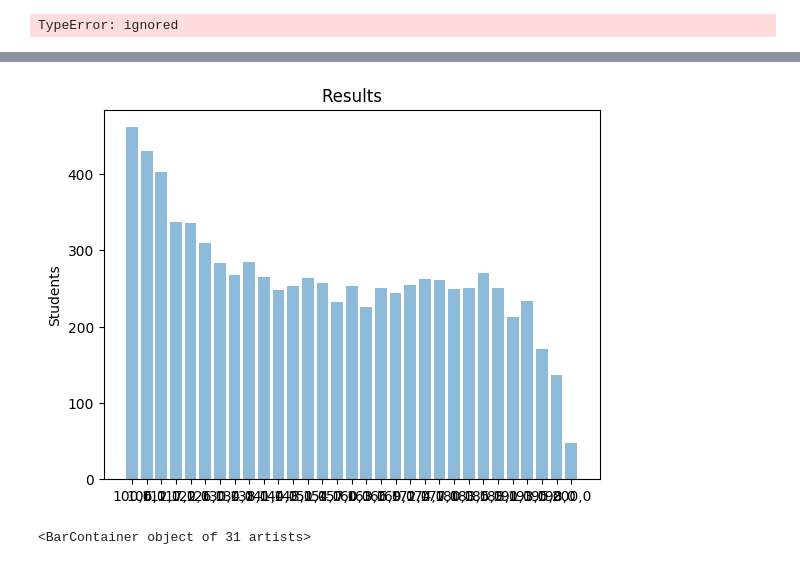
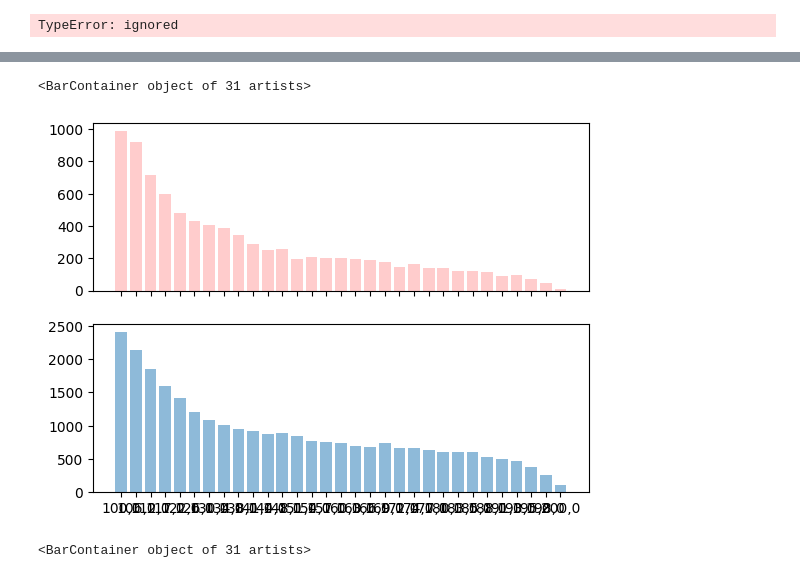
Before and after one commit to maab2198/applied_ds_python, a Jupyter notebook: applied_plotting/C2_A4.ipynb, the cells around one changed output, grey strips where cells are left out. Saved outputs shown, nothing was run; the diff lists cells and outputs as text; code cells hidden in the pictures.

Commit message:
plot knu and kpi data

```diff
--- a/applied_plotting/C2_A4.ipynb
+++ b/applied_plotting/C2_A4.ipynb
@@ -373,14 +345,15 @@ plt.show()
-# %%
-passed = english_set[english_set["ETestStatus"] =="Зараховано"][english_set["EORegName"]	=="м.Київ"][english_set["TTest"] !="ТЗНПК"]
-passed_range = passed.groupby("EBall100")["EBall100"].count()
-y_pos = passed_range.index
-
-plt.bar(list(y_pos), list(passed_range), align='center', alpha=0.5)
-
-plt.ylabel('Students')
-plt.title('Results')
-
-plt.show()
-# %% [output]
-[figure, removed]
+# %%
+# english general
+fig, (ax1, ax2) = plt.subplots(2, 1, sharex=True)
+axs = [ax1,ax2]
+english_kyiv = english_set[english_set["ETestStatus"] =="Зараховано"]
+l_passed_kyiv = english_kyiv[english_kyiv["TTest"] =="ТЗНПК"].groupby("EBall100")["EBall100"].count()
+others_passed_kyiv = english_kyiv[english_kyiv["TTest"] !="ТЗНПК"].groupby("EBall100")["EBall100"].count()
+
+
+ax1.bar(list(l_passed_kyiv.index), list(l_passed_kyiv), align='center', color ="red", alpha=0.2)
+ax2.bar(list(others_passed_kyiv.index), list(others_passed_kyiv), align='center', alpha=0.5)
+# %% [output]
+<BarContainer object of 31 artists>
+[figure, added]
 # %%
```
Also changed, not shown: parts of 8 cells of this notebook.
